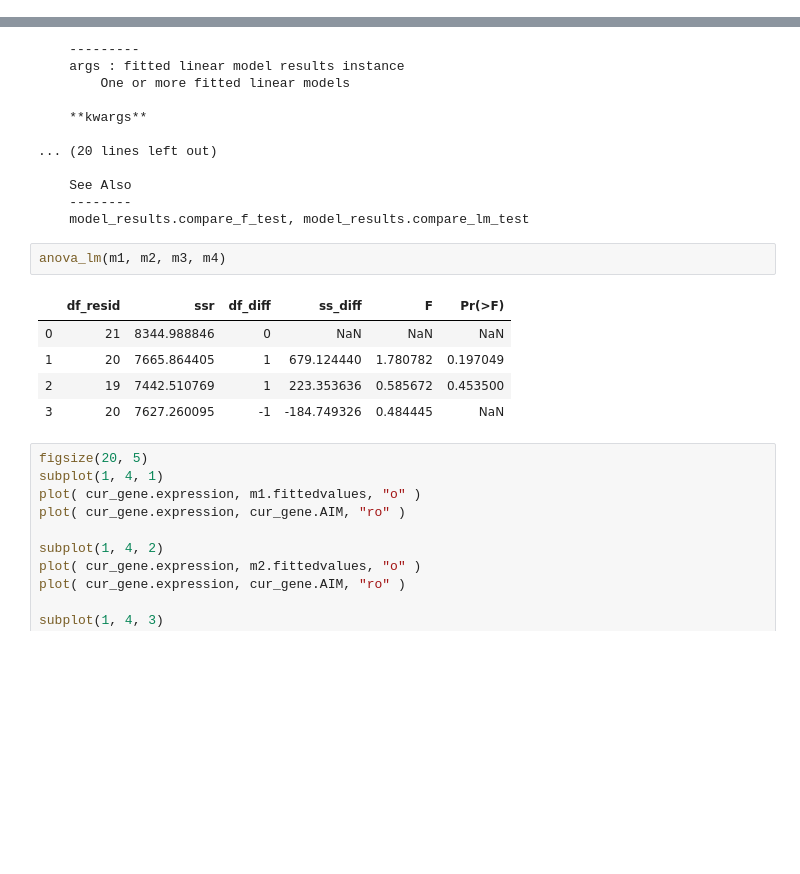
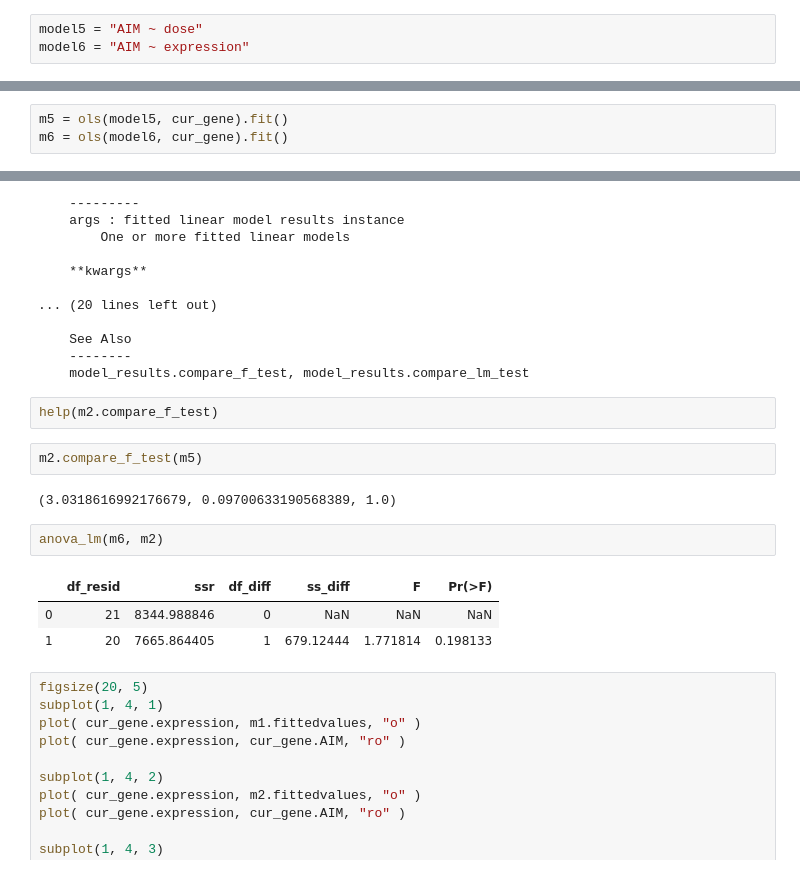
Before and after one commit to aheilbut/pdmouse, a Jupyter notebook: py/PDfilters.ipynb, the cells around one changed output, grey strips where cells are left out. Saved outputs shown, nothing was run; the diff lists cells and outputs as text; blank space fills up the shorter version.

```diff
--- a/py/PDfilters.ipynb
+++ b/py/PDfilters.ipynb
@@ -677 +677,4 @@ model3 = "AIM ~ expression*dose + 1"
 model4 = "AIM ~ expression + expression:dose + 1"
+# %%
+model5 = "AIM ~ dose"
+model6 = "AIM ~ expression"
@@ -688,3 +699,6 @@ m1 = ols(fimodel, cur_gene).fit()
 m2 = ols(model2, cur_gene).fit()
 m3 = ols(model3, cur_gene).fit()
 m4 = ols(model4, cur_gene).fit()
+# %%
+m5 = ols(model5, cur_gene).fit()
+m6 = ols(model6, cur_gene).fit()
@@ -794,14 +941,18 @@ anova_lm(*args, **kwargs)
     See Also
     --------
     model_results.compare_f_test, model_results.compare_lm_test
+# %%
+help(m2.compare_f_test)
+# %%
+m2.compare_f_test(m5)
+# %% [output]
+(3.0318616992176679, 0.09700633190568389, 1.0)
 # %%
-anova_lm(m1, m2, m3, m4)
+anova_lm(m6, m2)
 # %% [output]
 |  | df_resid | ssr | df_diff | ss_diff | F | Pr(>F) |
 | 0 | 21 | 8344.988846 | 0 | NaN | NaN | NaN |
-| 1 | 20 | 7665.864405 | 1 | 679.124440 | 1.780782 | 0.197049 |
-| 2 | 19 | 7442.510769 | 1 | 223.353636 | 0.585672 | 0.453500 |
-| 3 | 20 | 7627.260095 | -1 | -184.749326 | 0.484445 | NaN |
+| 1 | 20 | 7665.864405 | 1 | 679.12444 | 1.771814 | 0.198133 |
 # %%
 figsize(20, 5)
 subplot(1, 4, 1)
```
Also changed, not shown: parts of 61 cells of this notebook, 2 other files.
